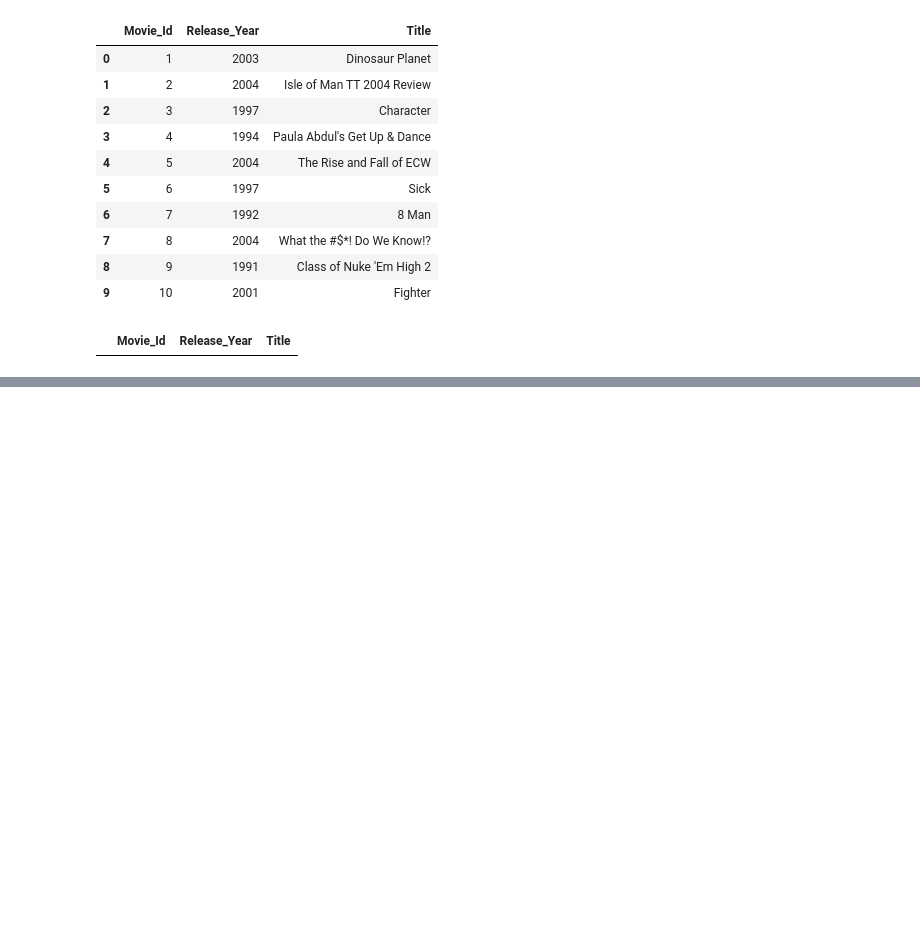
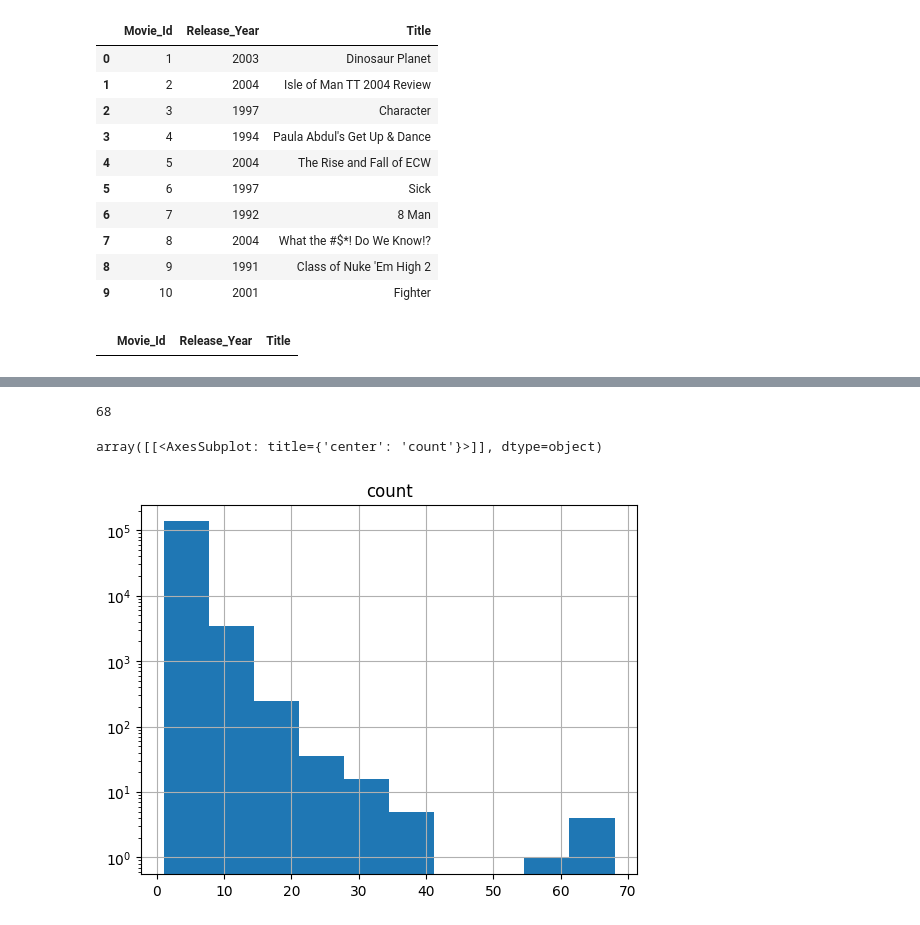
Before and after one commit to erikmarcon/MLGroup7, a Jupyter notebook: NetflixChallenge.ipynb, the cells around one changed output, grey strips where cells are left out. Drawn from its saved outputs; the diff is of its cells as text; code cells hidden in the pictures; blank space fills up the shorter version.

```diff
--- a/NetflixChallenge.ipynb
+++ b/NetflixChallenge.ipynb
@@ -98,0 +137,11 @@ del df1, df2, df3, df4
+# %%
+# Group users by the number of reviews
+n_df = df.groupby('Cust_Id')['Rating'].agg(['count'])
+
+print(n_df['count'].max())
+
+n_df.hist(log=True)
+# %% [output]
+68
+array([[<AxesSubplot: title={'center': 'count'}>]], dtype=object)
+[figure, added]
```
Also changed, not shown: parts of 4 cells of this notebook, 1 other file.
